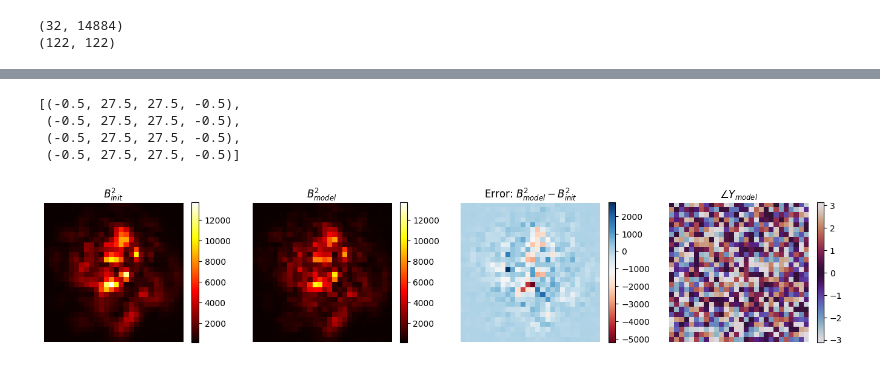
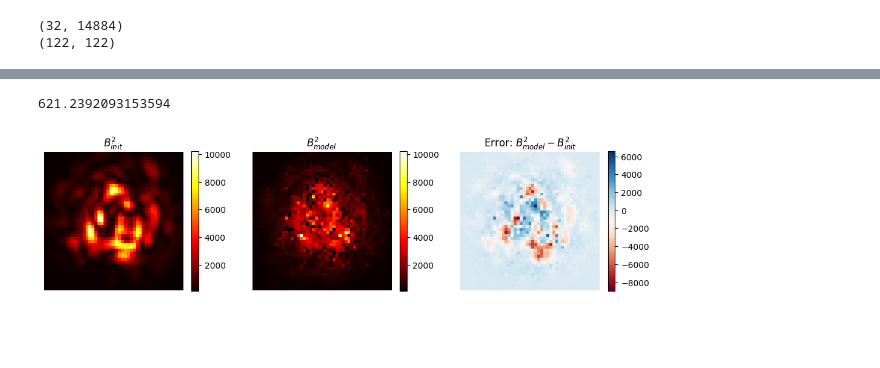
Before and after one commit to jysru/pim_methods, a Jupyter notebook: test_admm_fibernet.ipynb, the cells around one changed output, grey strips where cells are left out. Cells and saved outputs as stored; diff of their text form; code cells hidden in the pictures; blank space fills up the shorter version.

```diff
--- a/test_admm_fibernet.ipynb
+++ b/test_admm_fibernet.ipynb
@@ -54,11 +54,12 @@ Bs = np.zeros(shape=(NN, 122*122), dtype=float)
 amp = fibernet.dataset._utils.make_bellshaped_plane_2d(vec[0].reshape((6,6)))
 amp = amp.flatten()
 
-idxs = np.arange(4, 122, 128/30).astype(int)
+idxs = np.arange(4, 122, 128/50).astype(int)
+print(idxs.shape)
 Bs = np.zeros(shape=(NN, len(idxs)**2), dtype=float)
 
 bias = retrieve_bias(model)
-bias = select_pixels(bias, idxs)
+# bias = select_pixels(bias, idxs)
 
 for i in range(NN):
     phi = vec[i]
@@ -75,6 +78,6 @@ for i in range(NN):
 # %%
 torch.cuda.empty_cache()
-N = 500
+N = 1000
 # idx = np.random.permutation(np.arange(NN))
 # As_crop = As[idx[:N], :]
 # Bs_crop = Bs[idx[:N], :]
@@ -82,8 +85,10 @@ As_crop = As[:N, :]
 Bs_crop = Bs[:N, :]
 
 # Tolerance criterion has to be adjusted to be realistic and ensure the convergence
-X_est = admm_tmr(As_crop, Bs_crop, rho=1, max_iter=200, max_inner_iter=100, tol=1e-9, lr=1e-2, verbose=1, device='cuda')
-X_est = X_est.cpu().detach().numpy()
+# X_est = admm_tmr(As_crop, Bs_crop, rho=1, max_iter=200, max_inner_iter=100, tol=1e-9, lr=1e-2, verbose=1, device='cuda')
+# X_est = X_est.cpu().detach().numpy()
+
+X_est = pim.pim_tmr(As_crop, Bs_crop, max_iter=200, tol=1e-9, tol_stag=1e-2, max_stag=10, init_wirtinger=True)
 
 # Normalize retrieved matrix
 X1 = np.abs(X_est) / np.max(np.abs(X_est)) * np.exp(1j * (np.angle(X_est) - np.angle(X_est[0, :])))
@@ -108,27 +113,31 @@ Iteration: 199 - distance = 1.341e-01 - stopping distance = 6.422e-07
 # %%
-i = np.random.randint(0, N)
-A_init = As_crop[i,:]
-Y_model = np.dot(X_est.T, A_init).reshape((len(idxs),len(idxs)))
+# i = np.random.randint(0, N)
+i = 50
+A_init = As_crop
+Y_model = np.dot(A_init, X_est)
 B_model = np.abs(Y_model)
-B_init = Bs_crop[i,:].reshape((len(idxs),len(idxs)))
+B_init = Bs_crop
+
+b_init_check = np.reshape(B_init[i,:], (len(idxs),len(idxs)))
+b_model_check = np.reshape(B_model[i,:], (len(idxs),len(idxs)))
 
 fig, axs = plt.subplots(1,4, figsize=(17,3))
-pl0 = axs[0].imshow(np.square(B_init), cmap="hot")
-pl1 = axs[1].imshow(np.square(B_model), cmap="hot", vmin=np.min(np.square(B_init)), vmax=np.max(np.square(B_init)))
-pl2 = axs[2].imshow(np.square(B_model) - np.square(B_init), cmap="RdBu")
-pl3 = axs[3].imshow(np.angle(Y_model), cmap="twilight")
+pl0 = axs[0].imshow(np.square(b_init_check ), cmap="hot")
+pl1 = axs[1].imshow(np.square(b_model_check), cmap="hot", vmin=np.min(np.square(b_init_check )), vmax=np.max(np.square(b_init_check )))
+pl2 = axs[2].imshow(np.square(b_model_check) - np.square(b_init_check), cmap="RdBu")
+# pl3 = axs[3].imshow(np.angle(Y_model[:,i]), cmap="twilight")
 plt.colorbar(pl0, ax=axs[0])
 plt.colorbar(pl1, ax=axs[1])
 plt.colorbar(pl2, ax=axs[2])
-plt.colorbar(pl3, ax=axs[3])
+# plt.colorbar(pl3, ax=axs[3])
 axs[0].set_title(r"$B_{init}^2$")
 axs[1].set_title(r"$B_{model}^2$")
 axs[2].set_title(r"Error: $B_{model}^2 - B_{init}^2$")
-axs[3].set_title(r"$\angle Y_{model}$")
+# axs[3].set_title(r"$\angle Y_{model}$")
 [ axs[i].axis('off') for i in range(4) ]
+
+MSE = np.mean(np.abs(np.square(B_model) - np.square(B_init)))
+print(MSE)
 # %% [output]
-[(-0.5, 27.5, 27.5, -0.5),
- (-0.5, 27.5, 27.5, -0.5),
- (-0.5, 27.5, 27.5, -0.5),
- (-0.5, 27.5, 27.5, -0.5)]
+621.2392093153594
-[figure, old version]
+[figure, new version]
```
Also changed, not shown: parts of 2 cells of this notebook, 3 other files.
